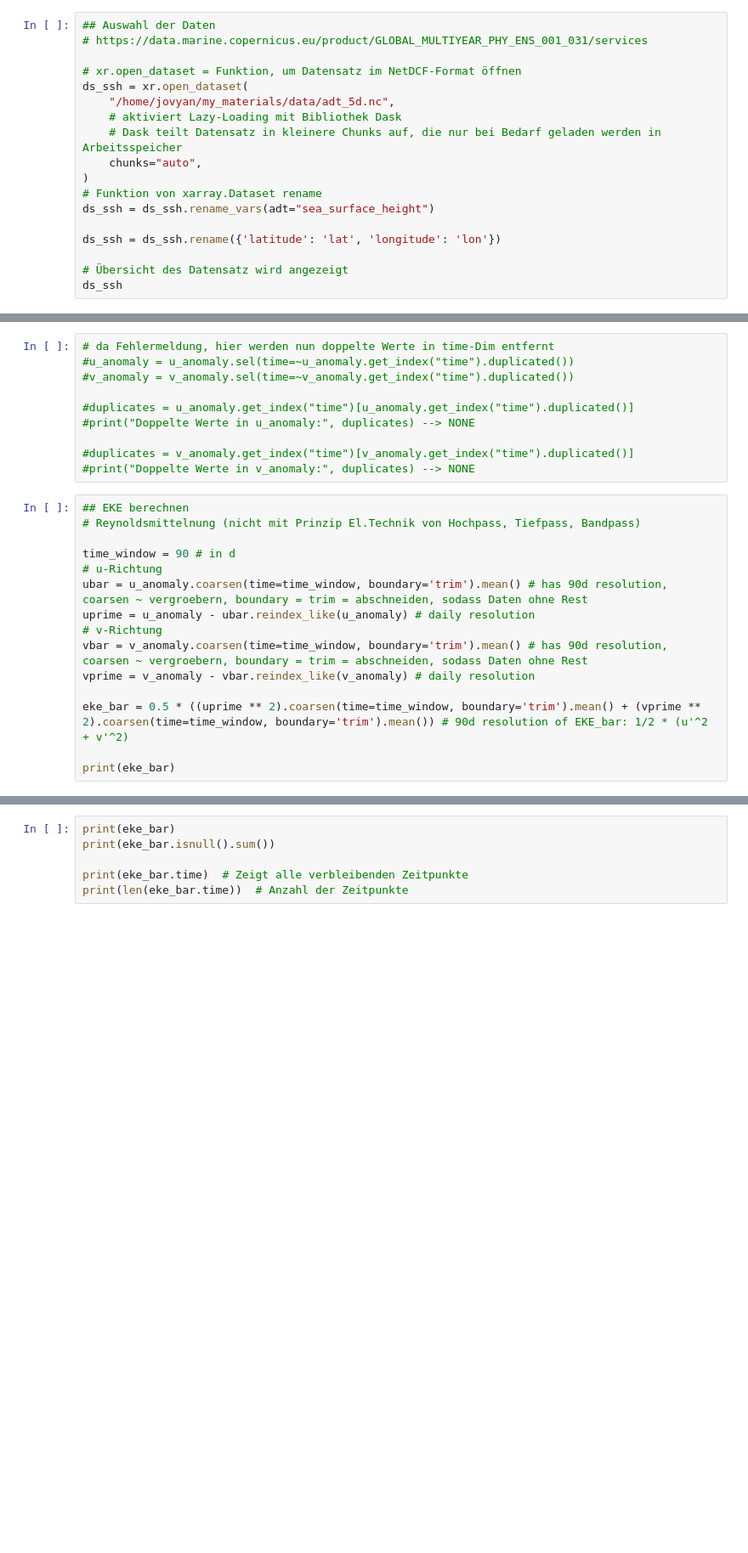
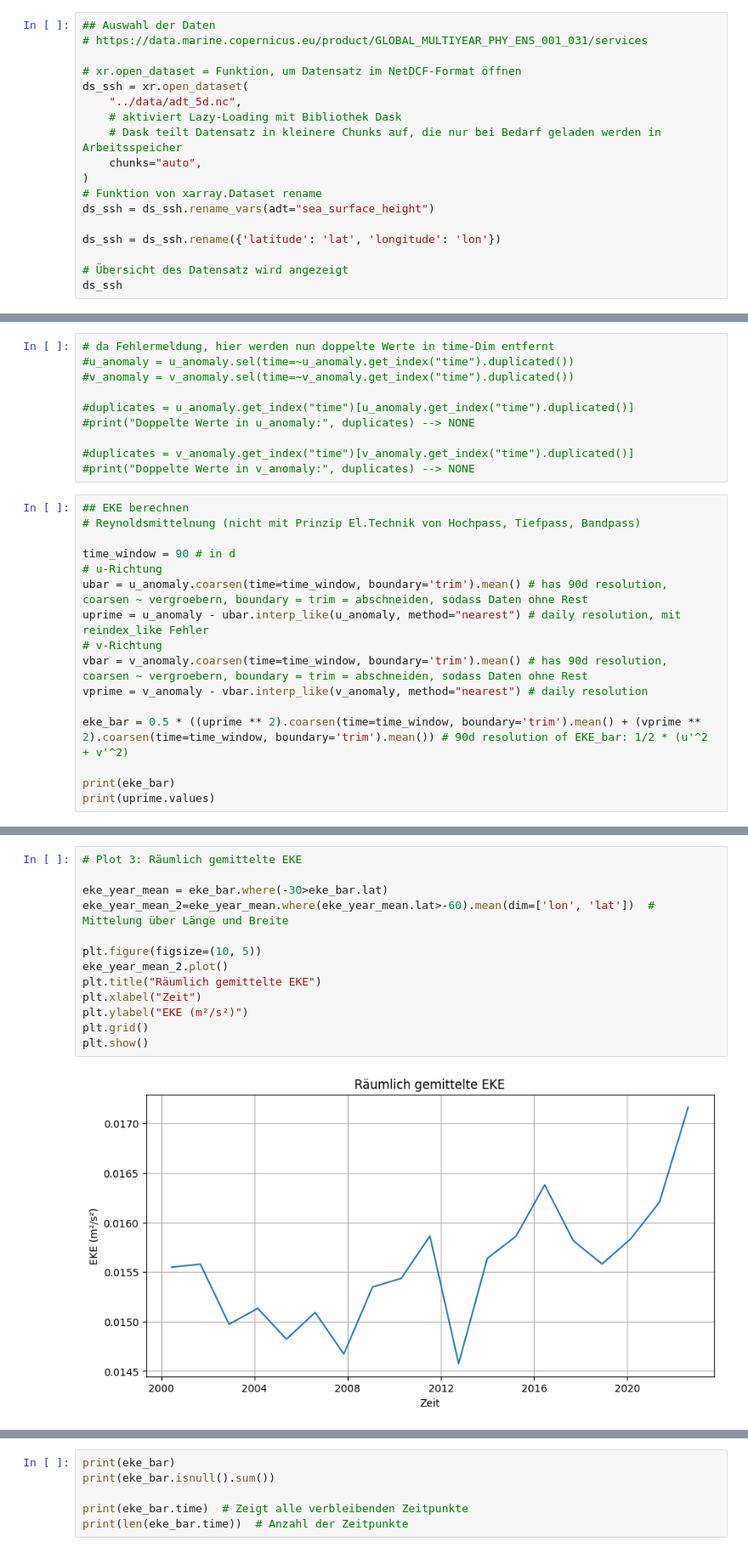
Before and after one commit to steffiwinter/pherProj, a Jupyter notebook: 03_read_ssh.ipynb, the cells around one changed output, grey strips where cells are left out. Shown: that part at 85% size. Saved outputs shown, nothing was run; the diff lists cells and outputs as text; blank space fills up the shorter version.

Commit message:
EKE(t) Plot mit Reynoldsmittelung

```diff
--- a/03_read_ssh.ipynb
+++ b/03_read_ssh.ipynb
@@ -13,7 +13,7 @@ import cartopy.crs as ccrs
 
 # xr.open_dataset = Funktion, um Datensatz im NetDCF-Format öffnen
 ds_ssh = xr.open_dataset(
-    "/home/jovyan/my_materials/data/adt_5d.nc",
+    "../data/adt_5d.nc",
     # aktiviert Lazy-Loading mit Bibliothek Dask
     # Dask teilt Datensatz in kleinere Chunks auf, die nur bei Bedarf geladen werden in Arbeitsspeicher
     chunks="auto",
@@ -127,11 +209,12 @@ plt.show()
 time_window = 90 # in d
 # u-Richtung
 ubar = u_anomaly.coarsen(time=time_window, boundary='trim').mean() # has 90d resolution, coarsen ~ vergroebern, boundary = trim = abschneiden, sodass Daten ohne Rest
-uprime = u_anomaly - ubar.reindex_like(u_anomaly) # daily resolution
+uprime = u_anomaly - ubar.interp_like(u_anomaly, method="nearest") # daily resolution, mit reindex_like Fehler
 # v-Richtung
 vbar = v_anomaly.coarsen(time=time_window, boundary='trim').mean() # has 90d resolution, coarsen ~ vergroebern, boundary = trim = abschneiden, sodass Daten ohne Rest
-vprime = v_anomaly - vbar.reindex_like(v_anomaly) # daily resolution
+vprime = v_anomaly - vbar.interp_like(v_anomaly, method="nearest") # daily resolution
 
 eke_bar = 0.5 * ((uprime ** 2).coarsen(time=time_window, boundary='trim').mean() + (vprime ** 2).coarsen(time=time_window, boundary='trim').mean()) # 90d resolution of EKE_bar: 1/2 * (u'^2 + v'^2)
 
 print(eke_bar)
+print(uprime.values)
@@ -165,0 +276,15 @@ plt.show()
+# %%
+# Plot 3: Räumlich gemittelte EKE
+
+eke_year_mean = eke_bar.where(-30>eke_bar.lat)
+eke_year_mean_2=eke_year_mean.where(eke_year_mean.lat>-60).mean(dim=['lon', 'lat'])  # Mittelung über Länge und Breite
+
+plt.figure(figsize=(10, 5))
+eke_year_mean_2.plot()
+plt.title("Räumlich gemittelte EKE")
+plt.xlabel("Zeit")
+plt.ylabel("EKE (m²/s²)")
+plt.grid()
+plt.show()
+# %% [output]
+[figure, added]
```
Also changed, not shown: parts of 26 cells of this notebook.
